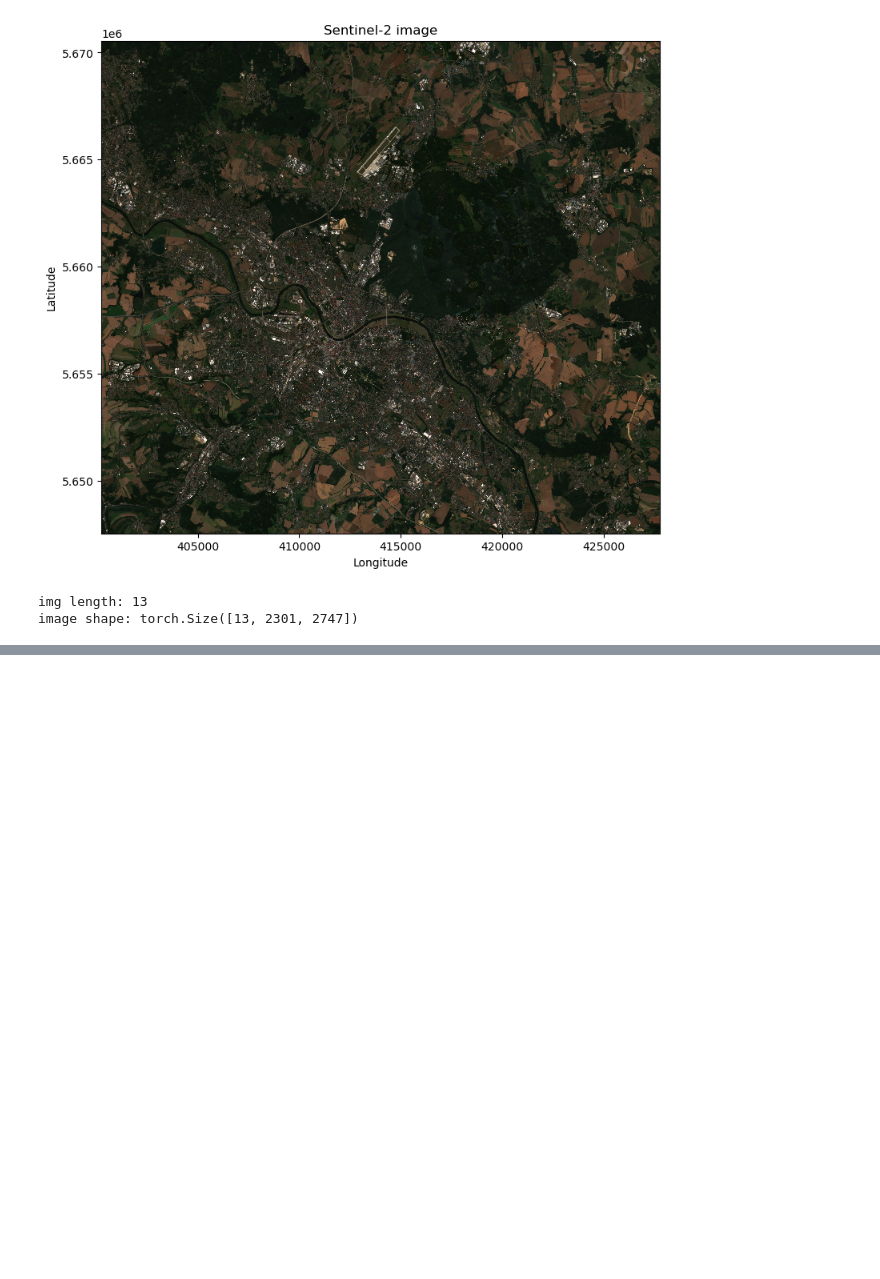
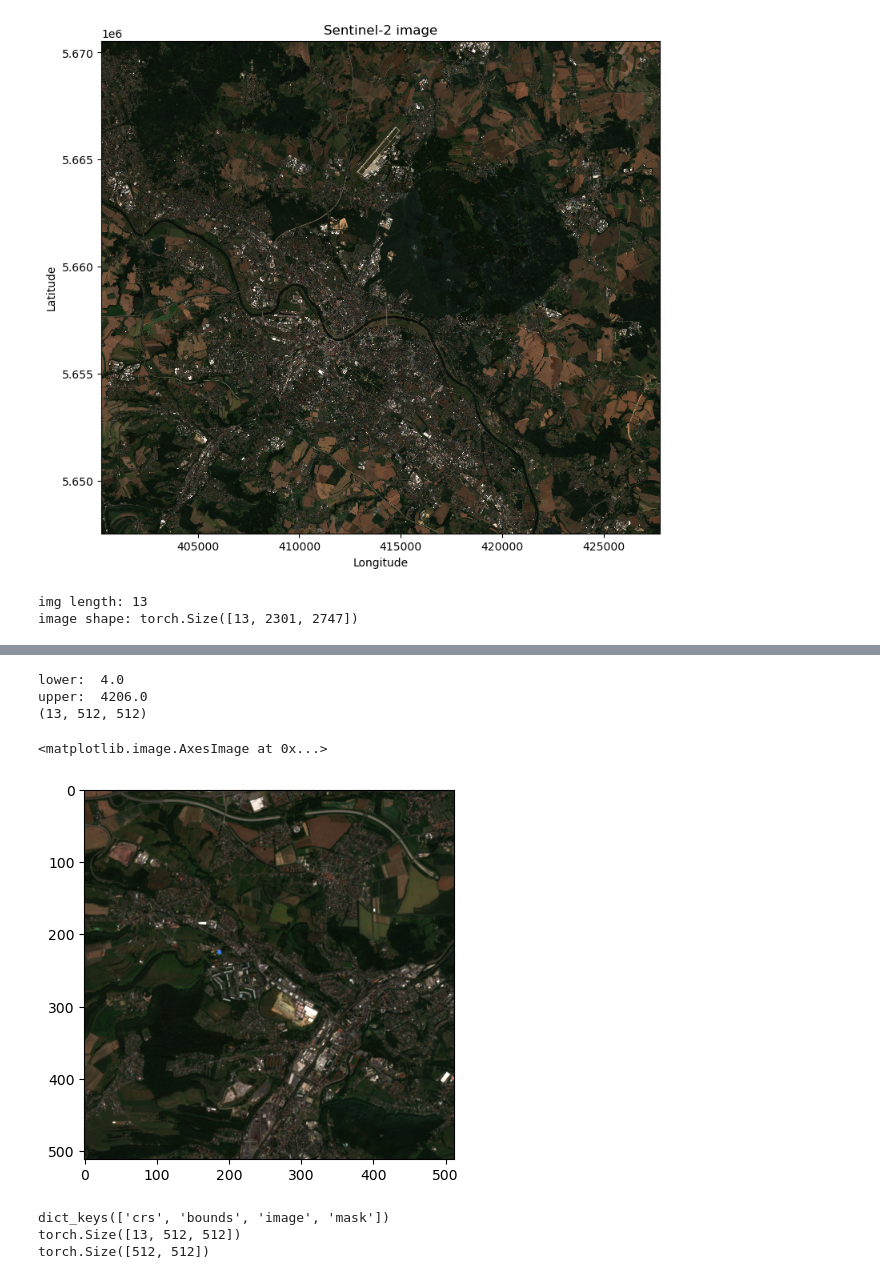
Before and after one commit to japanj/pugs-detection, a Jupyter notebook: notebooks/model_training.ipynb, the cells around one changed output, grey strips where cells are left out. Cells and saved outputs as stored; diff of their text form; code cells hidden in the pictures; blank space fills up the shorter version.

```diff
--- a/notebooks/model_training.ipynb
+++ b/notebooks/model_training.ipynb
@@ -136,0 +145,5 @@ plot_patches(p)
+# %%
+from torchgeo.datasets import RasterDataset, VectorDataset, unbind_samples, stack_samples, Sentinel2
+from pyproj import CRS
+
+train_ds = RasterDataset(paths=sentinel2_path, crs=CRS.from_epsg(32633), res=10)
@@ -136,0 +154,12 @@ plot_patches(p)
+# %%
+from torchgeo.samplers import RandomGeoSampler
+sampler = RandomGeoSampler(train_ds, size=(512, 512), length=100)
+# %%
+import torch # this is to get the same result in every pass
+
+torch.manual_seed(0)
+bbox = next(iter(sampler))
+print(bbox)
+sample = train_ds[bbox]
+print(sample.keys())
+print(sample['image'].shape)
@@ -136,0 +186,18 @@ plot_patches(p)
+# %%
+import torch
+import matplotlib.pyplot as plt
+
+# arr = torch.clamp(sample['image']/10000, min=0, max=1).numpy()
+arr = contrast_stretch_new(sample['image']).numpy()
+# arr = torch.from_numpy(arr)
+print(arr.shape)
+# Transpose the array to get the correct shape for RGB (height, width, channels)
+rgb = arr.transpose(1, 2, 0)[:, :, [3, 2 , 1]]
+
+plt.imshow(rgb)
+# %% [output]
+lower:  4.0
+upper:  4206.0
+(13, 512, 512)
+<matplotlib.image.AxesImage at 0x...>
+[figure, added]
@@ -136,0 +211,11 @@ plot_patches(p)
+# %%
+torch.manual_seed(0)
+bbox = next(iter(sampler))
+sample = new_train_ds[bbox]
+print(sample.keys())
+print(sample['image'].shape)
+print(sample['mask'].shape)
+# %% [output]
+dict_keys(['crs', 'bounds', 'image', 'mask'])
+torch.Size([13, 512, 512])
+torch.Size([512, 512])
```
Also changed, not shown: parts of 14 cells of this notebook.
